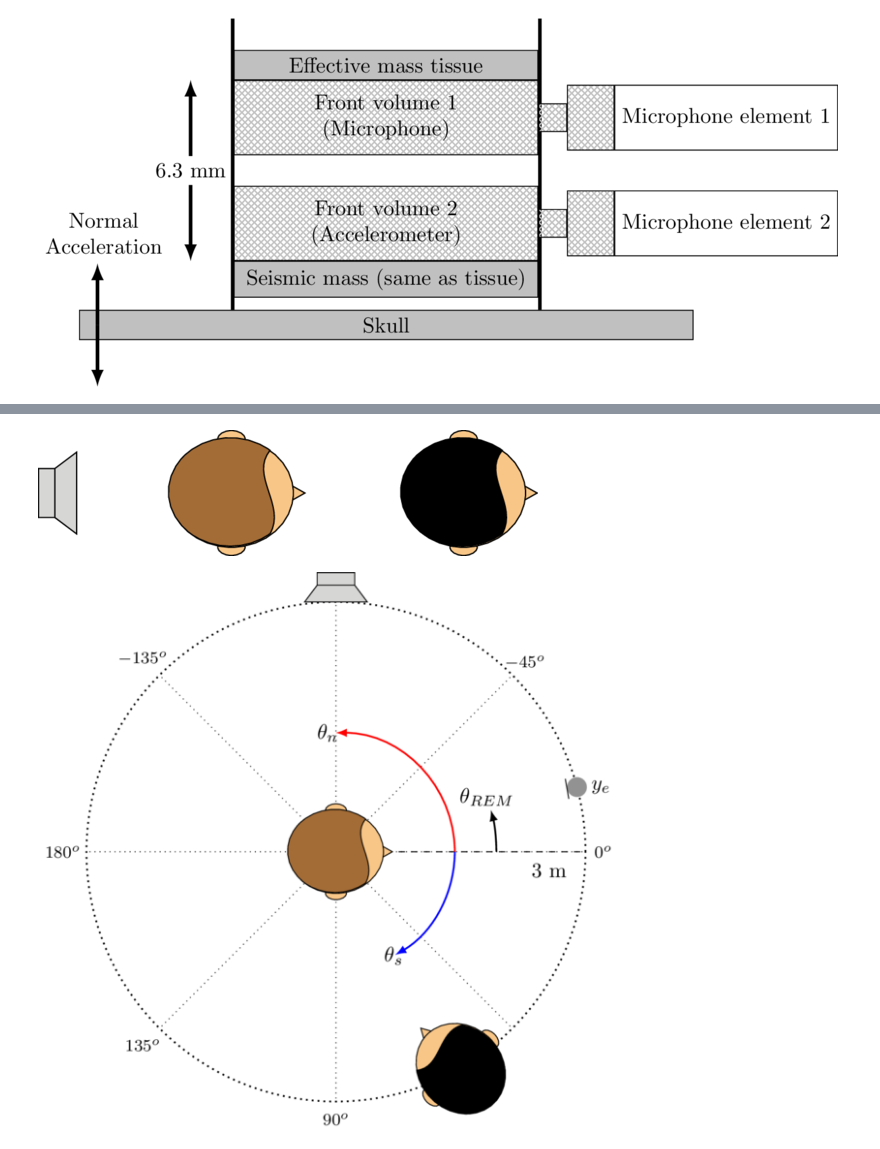
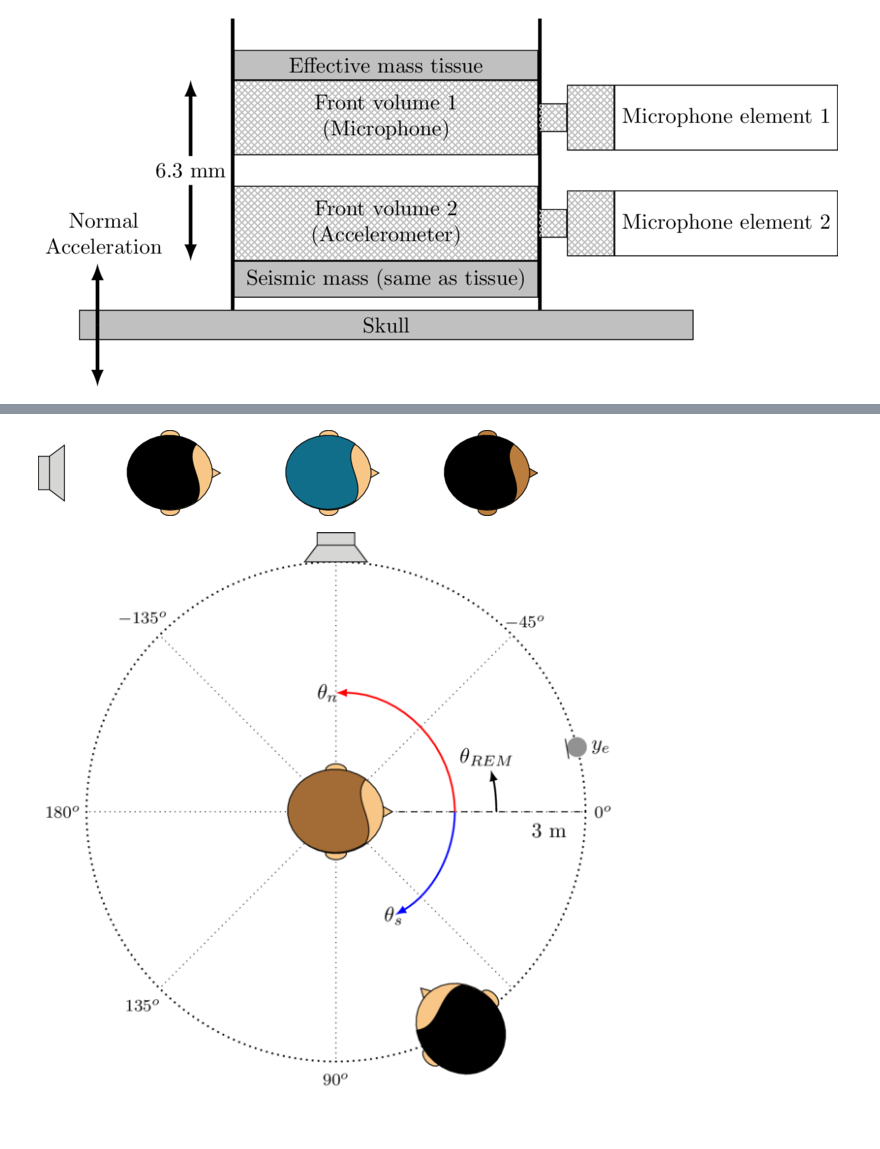
Before and after one commit to giulianobernardi/Tikz_tutorial, a Jupyter notebook: Tikz_tutorial.ipynb, the cells around one changed output, grey strips where cells are left out. Saved outputs shown, nothing was run; the diff lists cells and outputs as text; code cells hidden in the pictures; blank space fills up the shorter version.

```diff
--- a/Tikz_tutorial.ipynb
+++ b/Tikz_tutorial.ipynb
@@ -426,11 +437,12 @@ Some macros (included in a <code>\tikzset{}</code> environment) are used in the
 # %%
 %%tikz -s 500,500
 
 \pic[rotate=90] at (0,0) {Speaker};
 \pic[rotate=0] at (2,0) {Human};
-\pic[rotate=0] at (5,0) {Human1};
+\pic[rotate=0] at (5,0) {Human={skin}{blue_kuleuven}};
+\pic[rotate=0] at (8,0) {Human={brown!98!black}{black}};
 # %% [output]
-[figure, old version]
+[figure, new version]
 # %%
 %%tikz -s 600,600
 
```
Also changed, not shown: parts of 10 cells of this notebook, 2 other files.
